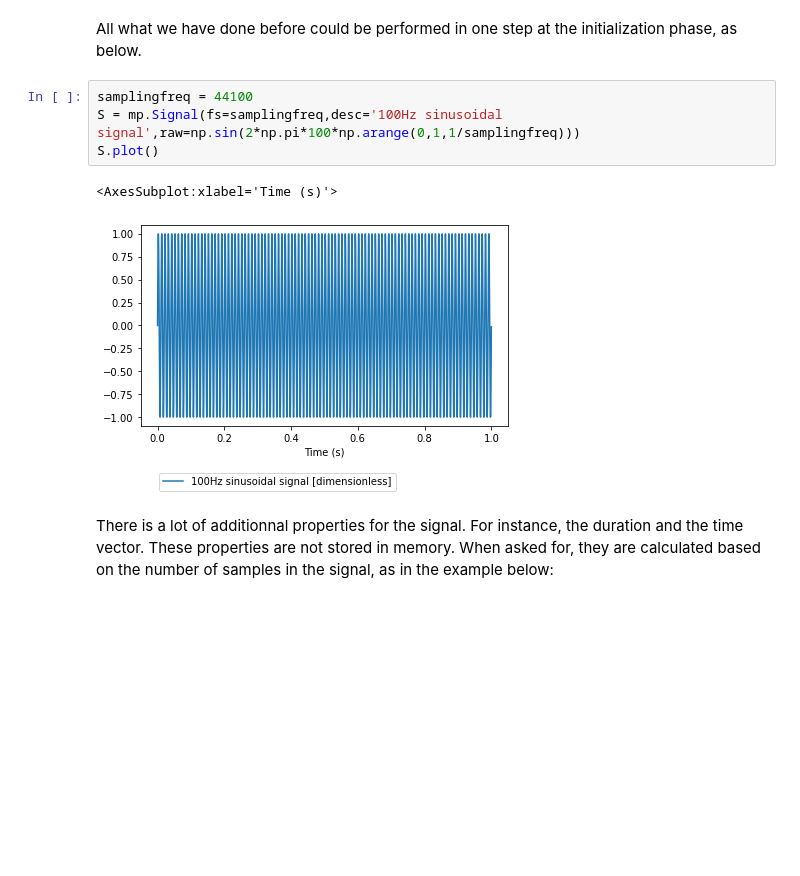
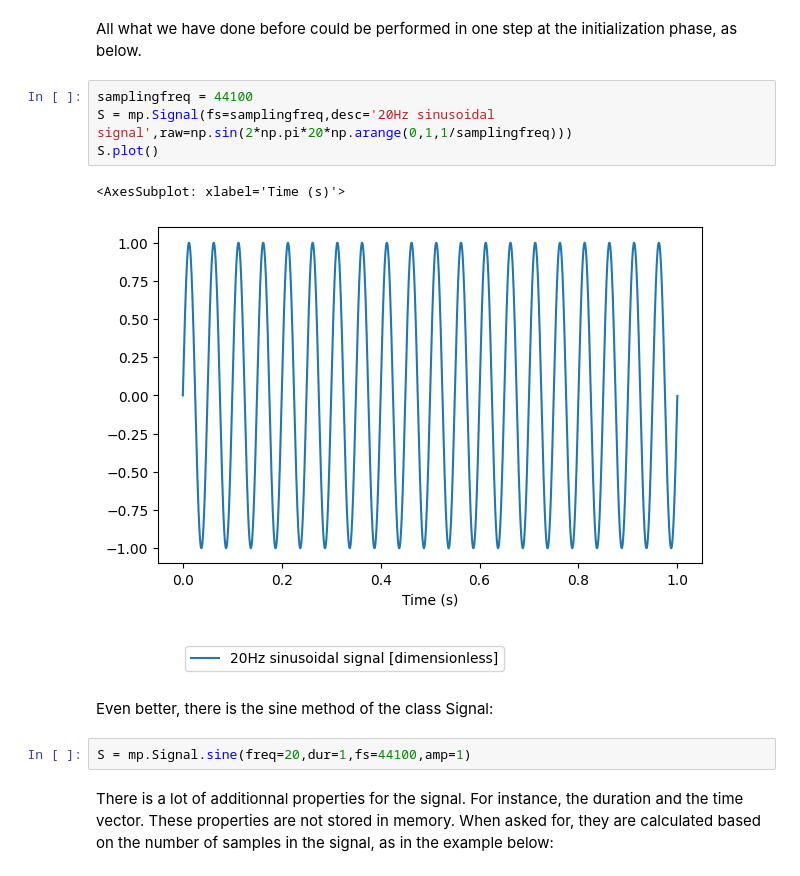
Before and after one commit to odoare/measpy, a Jupyter notebook: examples/1_signals_tutorial.ipynb, the cells around one changed output. Cells and saved outputs as stored; diff of their text form; blank space fills up the shorter version.

```diff
--- a/examples/1_signals_tutorial.ipynb
+++ b/examples/1_signals_tutorial.ipynb
@@ -58,11 +66,15 @@ S.plot()
 All what we have done before could be performed in one step at the initialization phase, as below.
 # %%
 samplingfreq = 44100
-S = mp.Signal(fs=samplingfreq,desc='100Hz sinusoidal signal',raw=np.sin(2*np.pi*100*np.arange(0,1,1/samplingfreq)))
+S = mp.Signal(fs=samplingfreq,desc='20Hz sinusoidal signal',raw=np.sin(2*np.pi*20*np.arange(0,1,1/samplingfreq)))
 S.plot()
 # %% [output]
-<AxesSubplot:xlabel='Time (s)'>
+<AxesSubplot: xlabel='Time (s)'>
-[figure, old version]
+[figure, new version]
+# %% [markdown]
+Even better, there is the sine method of the class Signal:
+# %%
+S = mp.Signal.sine(freq=20,dur=1,fs=44100,amp=1)
 # %% [markdown]
 There is a lot of additionnal properties for the signal. For instance, the duration and the time vector. These properties are not stored in memory. When asked for, they are calculated based on the number of samples in the signal, as in the example below:
 # %%
```
Also changed, not shown: parts of 19 cells of this notebook, 26 other files.
